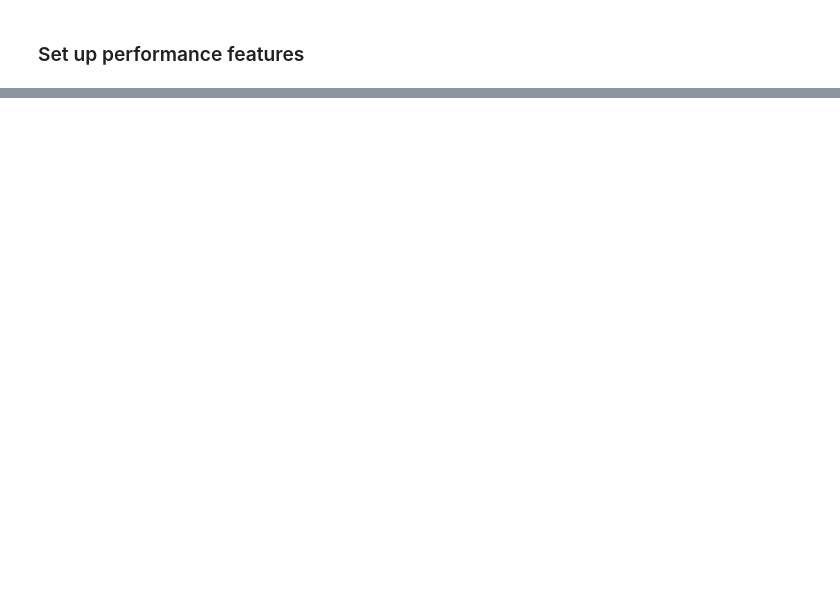
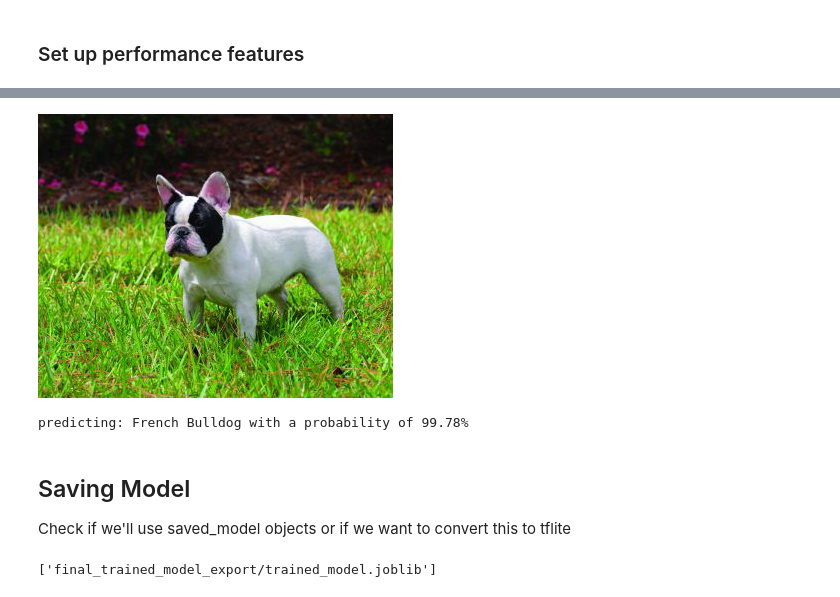
Before and after one commit to EmilyManchego-Stillwell/Dog_Breed_Categorization, a Jupyter notebook: ml_model/ml_model_final.ipynb, the cells around one changed output, grey strips where cells are left out. Cells and saved outputs as stored; diff of their text form; code cells hidden in the pictures; blank space fills up the shorter version.

```diff
--- a/ml_model/ml_model_final.ipynb
+++ b/ml_model/ml_model_final.ipynb
@@ -723,0 +323,6 @@ With that model picked out we'll call the "exploration" phase done and build the
+# %%
+img_path = '../Dog_Breed_Files/temp/french-bulldog-detail.jpg'
+img_input = image_input(img_path)
+
+prediction = model.predict(img_input)
+prediction_name = class_names[np.argmax(prediction)]
@@ -723,0 +331,12 @@ With that model picked out we'll call the "exploration" phase done and build the
+# %%
+PIL.Image.open(str(img_path))
+# %% [output]
+[figure, added]
+# %%
+print(f"predicting: {label_clean(prediction_name)} with a probability of {np.max(prediction)*100:0.2f}%")
+# %% [output]
+predicting: French Bulldog with a probability of 99.78%
+# %% [markdown]
+## Saving Model
+
+Check if we'll use saved_model objects or if we want to convert this to tflite
@@ -723,0 +345,4 @@ With that model picked out we'll call the "exploration" phase done and build the
+# %%
+joblib.dump(model, 'final_export/trained_model.joblib')
+# %% [output]
+['final_trained_model_export/trained_model.joblib']
```
Also changed, not shown: parts of 69 cells of this notebook, 2 other files.
